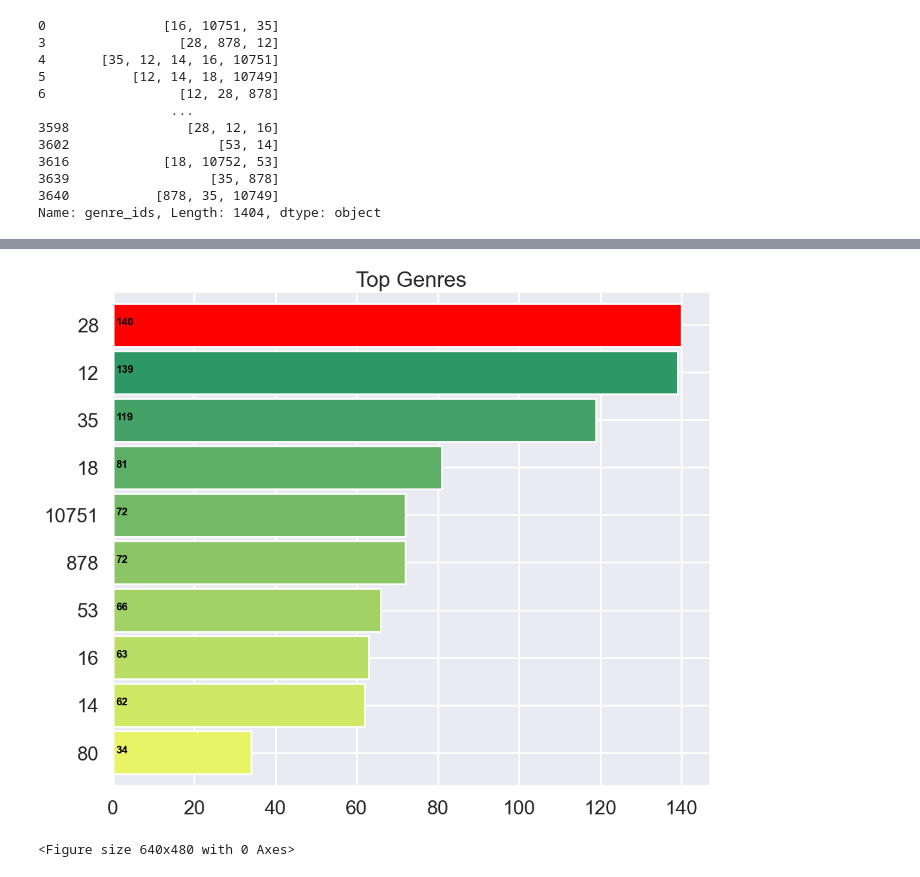
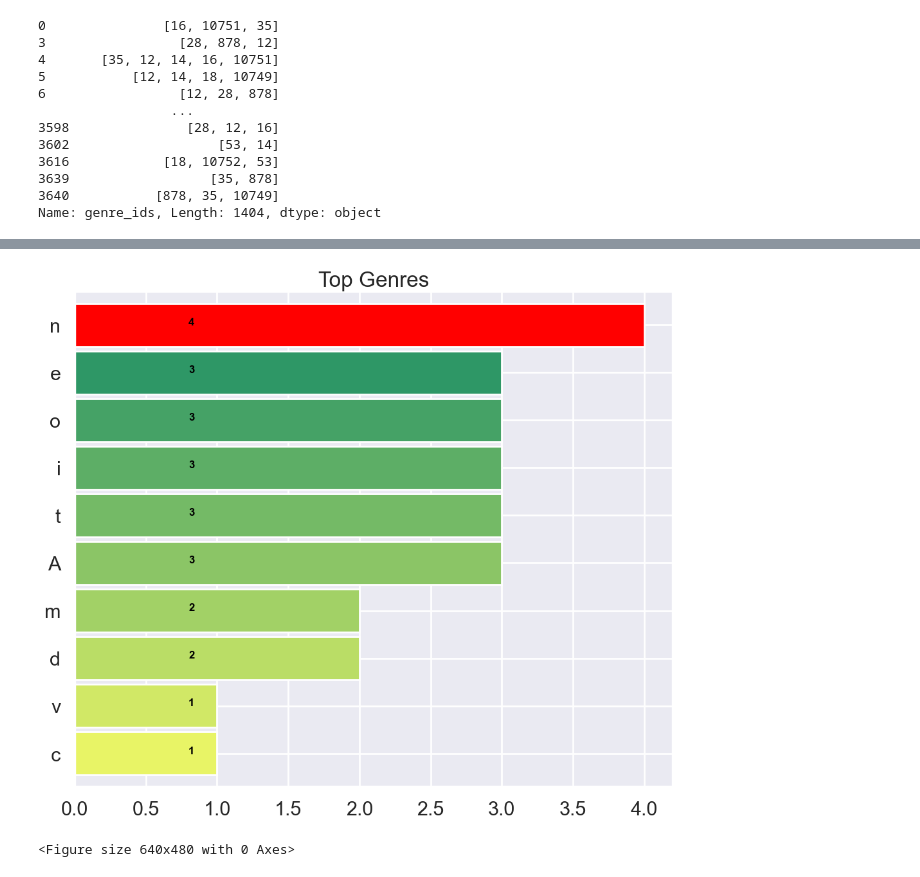
Before and after one commit to anastasiialeskiv/Movies_Exploratory_Data_Analysis, a Jupyter notebook: notebook.ipynb, the cells around one changed output, grey strips where cells are left out. Saved outputs shown, nothing was run; the diff lists cells and outputs as text; code cells hidden in the pictures.

```diff
--- a/notebook.ipynb
+++ b/notebook.ipynb
@@ -18,0 +55,4 @@ reviews = pd.read_csv('data/rt.reviews.tsv',sep='\t',encoding='latin1')
+# %%
+print(bom_movies.shape)
+bom_movies = bom_movies.drop_duplicates(keep='first')
+print(bom_movies.shape)
@@ -18,0 +78,8 @@ reviews = pd.read_csv('data/rt.reviews.tsv',sep='\t',encoding='latin1')
+# %%
+# replacing all the zeros.
+cols = ['domestic_gross', 'foreign_gross','popularity', 'vote_average','vote_count']
+bom_movies[cols] = bom_movies[cols].replace(0, np.nan)
+
+# dropping all the rows with na in the columns mentioned above in the list.
+bom_movies.dropna(subset=cols, inplace=True)
+bom_movies.shape
@@ -18,0 +129,8 @@ reviews = pd.read_csv('data/rt.reviews.tsv',sep='\t',encoding='latin1')
+# %%
+genre_dict = {"genre_ids":[28,12,16,35,80,99,18,10751,14,36],
+             "genre":['Action','Adventure','Animation','Comedy','Crime','Documentary','Drama','Family','Fantasy',
+                     'History']}
+
+#data = pd.DataFrame(bom_movies)
+print("Original Data frame:\n")
+print(bom_movies)
@@ -51,0 +285,16 @@ bom_movies.head()
+# %%
+plt.subplots(figsize=(12,10))
+list1=[]
+for i in genre_dict['genre']:
+    print(i)
+    list1.append(i)
+
+ax = pd.Series(list1).value_counts()[:10].sort_values(ascending=True).plot.barh(
+    width=0.9,
+    color=sns.color_palette('summer_r',10))
+
+for i, v in enumerate(pd.Series(list1).value_counts()[:10].sort_values(ascending=True).values):
+    ax.text(.8, i, v,fontsize=12,color='white',weight='bold')
+ax.patches[9].set_facecolor('r')
+plt.title('Top Genres')
+plt.show()
@@ -52,21 +313,21 @@ bom_movies.head()
 # %%
 plt.subplots(figsize=(12,10))
 list1=[]
 
 # extending the list to
-for i in profit['genre_ids']:
+for i in bom_movies['genre']:
     list1.extend(i)
 
 ax = pd.Series(list1).value_counts()[:10].sort_values(ascending=True).plot.barh(
     width=0.9,
     color=sns.color_palette('summer_r',10))
 
 for i, v in enumerate(pd.Series(list1).value_counts()[:10].sort_values(ascending=True).values):
     ax.text(.8, i, v,fontsize=12,color='black',weight='bold')
 ax.patches[9].set_facecolor('r')
 plt.title('Top Genres')
 plt.show()
 plt.savefig('images/gross_hist.jpg')
 # %% [output]
-[figure, old version]
+[figure, new version]
 <Figure size 640x480 with 0 Axes>
```
Also changed, not shown: parts of 19 cells of this notebook, 1 other file.
